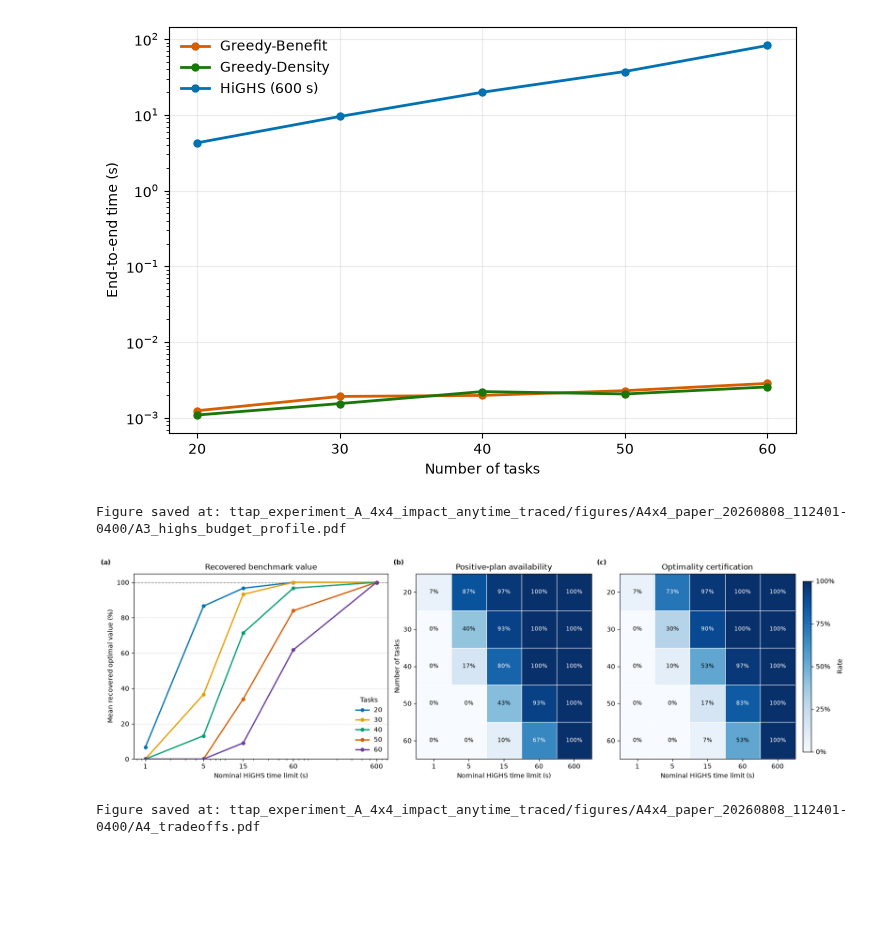
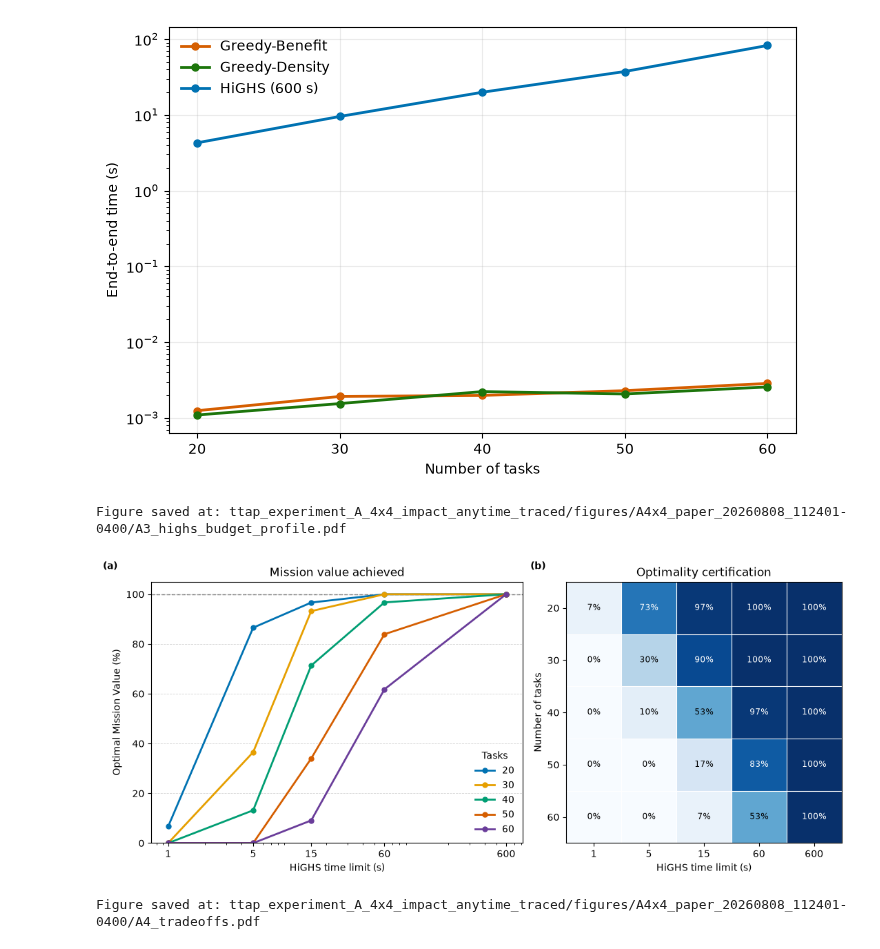
Before and after one commit to educarrascov/DISC_TESIS, a Jupyter notebook: Resuelto_Paper/20260731_Experimento_A_4x4_Impacto_Anytime_Trazabilidad.ipynb, the cells around one changed output. Drawn from its saved outputs; the diff is of its cells as text; code cells hidden in the pictures; blank space fills up the shorter version.

```diff
--- a/Resuelto_Paper/20260731_Experimento_A_4x4_Impacto_Anytime_Trazabilidad.ipynb
+++ b/Resuelto_Paper/20260731_Experimento_A_4x4_Impacto_Anytime_Trazabilidad.ipynb
@@ -2588,19 +2588,6 @@ def plot_highs_budget_profile(df, save=True):
         )
     )
 
-    positive_matrix = (
-        summary
-        .pivot(
-            index="Tasks",
-            columns="Budget sec",
-            values="Positive_Plan_Rate",
-        )
-        .reindex(
-            index=task_counts,
-            columns=budgets,
-        )
-    )
-
     certification_matrix = (
         summary
         .pivot(
@@ -2615,16 +2602,16 @@ def plot_highs_budget_profile(df, save=True):
     )
 
     # --------------------------------------------------------
-    # 4. Three-panel figure
+    # 4. Two-panel figure
     # --------------------------------------------------------
 
     fig, axes = plt.subplots(
         1,
-        3,
-        figsize=(16.0, 4.8),
+        2,
+        figsize=(10.8, 4.6),
         constrained_layout=True,
         gridspec_kw={
-            "width_ratios": [1.45, 1.0, 1.0]
+            "width_ratios": [1.35, 1.0]
         },
     )
 
@@ -2693,15 +2680,15 @@ def plot_highs_budget_profile(df, save=True):
     )
 
     axes[0].set_xlabel(
-        "Nominal HiGHS time limit (s)"
+        "HiGHS time limit (s)"
     )
 
     axes[0].set_ylabel(
-        "Mean recovered optimal value (%)"
+        "Optimal Mission Value (%)"
     )
 
     axes[0].set_title(
-        "Recovered benchmark value"
+        "Mission value achieved"
     )
 
     axes[0].grid(
@@ -2758,7 +2745,7 @@ def plot_highs_budget_profile(df, save=True):
         )
 
         axis.set_xlabel(
-            "Nominal HiGHS time limit (s)"
+            "HiGHS time limit (s)"
         )
 
         axis.set_title(title)
@@ -2824,13 +2811,13 @@ def plot_highs_budget_profile(df, save=True):
         return image
 
     # --------------------------------------------------------
-    # Panel (b): positive operational plan
+    # Panel (b): certified optimality
     # --------------------------------------------------------
 
-    rate_image = draw_rate_heatmap(
+    draw_rate_heatmap(
         axes[1],
-        positive_matrix,
-        "Positive-plan availability",
+        certification_matrix,
+        "Optimality certification",
     )
 
     axes[1].set_ylabel(
@@ -2838,86 +2825,46 @@ def plot_highs_budget_profile(df, save=True):
     )
 
     # --------------------------------------------------------
-    # Panel (c): certified optimality
-    # --------------------------------------------------------
-
-    draw_rate_heatmap(
-        axes[2],
-        certification_matrix,
-        "Optimality certification",
-    )
-
-    axes[2].set_ylabel("")
-
-    # --------------------------------------------------------
-    # Panel labels and shared colorbar
+    # Panel labels
     # --------------------------------------------------------
 
     for panel_label, axis in zip(
-        ["(a)", "(b)", "(c)"],
+        ["(a)", "(b)"],
         axes,
     ):
         axis.text(
             -0.13,
             1.04,
             panel_label,
             transform=axis.transAxes,
             ha="left",
             va="bottom",
             fontweight="bold",
+            fontsize=10,
             clip_on=False,
-        )
-
-    colorbar = fig.colorbar(
-        rate_image,
-        ax=axes[1:],
-        shrink=0.92,
-        pad=0.02,
-    )
-
-    colorbar.set_label("Rate")
-
-    colorbar.set_ticks(
-        [
-            0.0,
-            0.25,
-            0.50,
-            0.75,
-            1.0,
-        ]
-    )
-
-    colorbar.set_ticklabels(
-        [
-            "0%",
-            "25%",
-            "50%",
-            "75%",
-            "100%",
-        ]
     )
 
     # --------------------------------------------------------
     # Save and show
     # --------------------------------------------------------
 
     if save:
         save_current_figure(
             "A3_highs_budget_profile.pdf",
             dpi=2000,
         )
 
     plt.show()
 
     return summary
 
 
 a3_summary = plot_highs_budget_profile(
     df_metrics_scaling
 )
 # %% [output]
 Figure saved at: ttap_experiment_A_4x4_impact_anytime_traced/figures/A4x4_paper_20260808_112401-0400/A3_highs_budget_profile.pdf
-[figure, old version]
+[figure, new version]
 # %%
 # ============================================================
 # 20. FIGURE A4 — OPERATIONAL AND COMPUTATIONAL TRADE-OFFS
```
Also changed, not shown: parts of 1 cell of this notebook, 2 other files.
